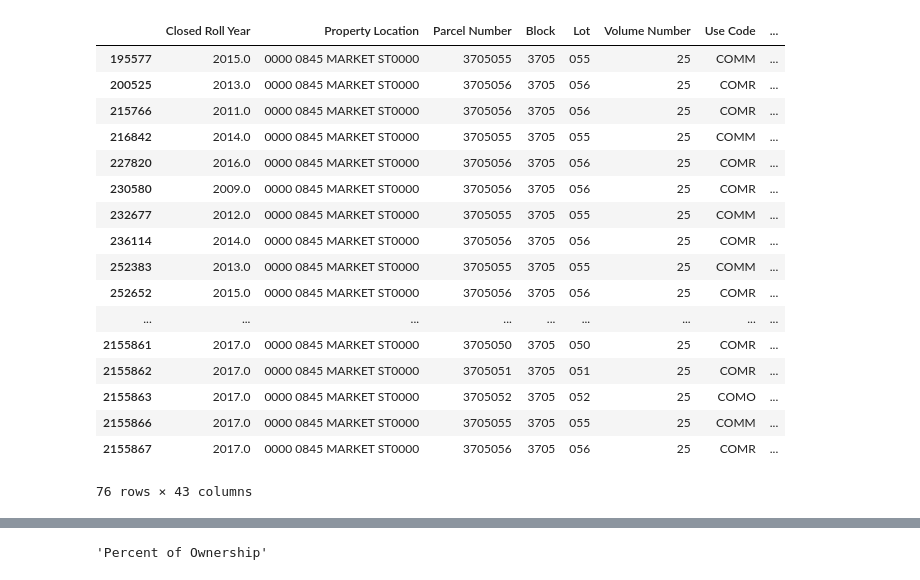
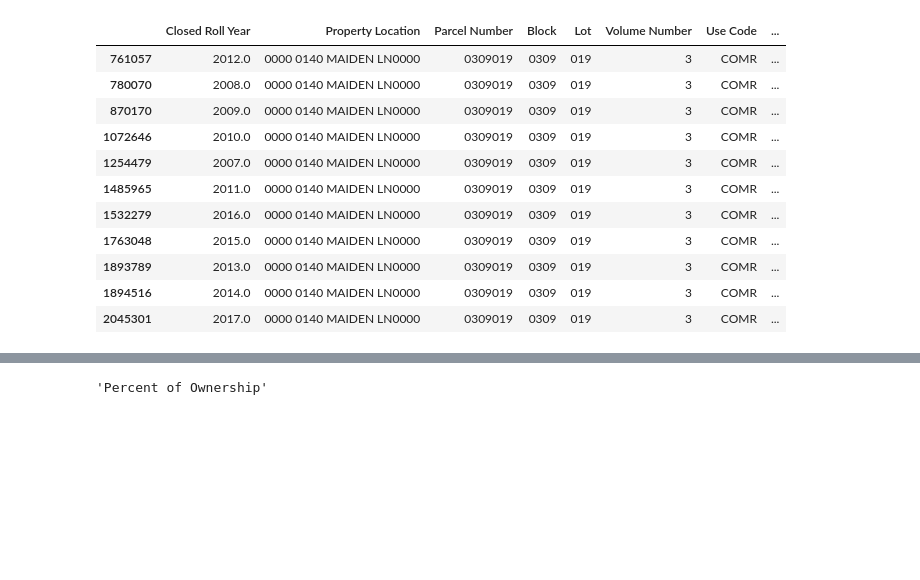
Before and after one commit to daericks/datasf, a Jupyter notebook: notebooks/property_tax_rolls-explore.ipynb, the cells around one changed output, grey strips where cells are left out. Saved outputs shown, nothing was run; the diff lists cells and outputs as text; code cells hidden in the pictures; blank space fills up the shorter version.

```diff
--- a/notebooks/property_tax_rolls-explore.ipynb
+++ b/notebooks/property_tax_rolls-explore.ipynb
@@ -11,23 +12,17 @@ sns.set()
 # %%
 df = pd.read_csv('/Users/daviderickson/projects/datasf/data/Assessor_Historical_Secured_Property_Tax_Rolls.csv')
 # %%
-df[df['Property Location'].str.contains('845 MARKET')] # Frank Lloyd Wright VC Morris Gift Shop not in dataset
+df[df['Property Location'].str.contains('140 MAIDEN')] # Frank Lloyd Wright VC Morris Gift Shop
 # %% [output]
 |  | Closed Roll Year | Property Location | Parcel Number | Block | Lot | Volume Number | Use Code | ... |
-| 195577 | 2015.0 | 0000 0845 MARKET ST0000 | 3705055 | 3705 | 055 | 25 | COMM | ... |
-| 200525 | 2013.0 | 0000 0845 MARKET ST0000 | 3705056 | 3705 | 056 | 25 | COMR | ... |
-| 215766 | 2011.0 | 0000 0845 MARKET ST0000 | 3705056 | 3705 | 056 | 25 | COMR | ... |
-| 216842 | 2014.0 | 0000 0845 MARKET ST0000 | 3705055 | 3705 | 055 | 25 | COMM | ... |
-| 227820 | 2016.0 | 0000 0845 MARKET ST0000 | 3705056 | 3705 | 056 | 25 | COMR | ... |
-| 230580 | 2009.0 | 0000 0845 MARKET ST0000 | 3705056 | 3705 | 056 | 25 | COMR | ... |
-| 232677 | 2012.0 | 0000 0845 MARKET ST0000 | 3705055 | 3705 | 055 | 25 | COMM | ... |
-| 236114 | 2014.0 | 0000 0845 MARKET ST0000 | 3705056 | 3705 | 056 | 25 | COMR | ... |
-| 252383 | 2013.0 | 0000 0845 MARKET ST0000 | 3705055 | 3705 | 055 | 25 | COMM | ... |
-| 252652 | 2015.0 | 0000 0845 MARKET ST0000 | 3705056 | 3705 | 056 | 25 | COMR | ... |
-| ... | ... | ... | ... | ... | ... | ... | ... | ... |
-| 2155861 | 2017.0 | 0000 0845 MARKET ST0000 | 3705050 | 3705 | 050 | 25 | COMR | ... |
-| 2155862 | 2017.0 | 0000 0845 MARKET ST0000 | 3705051 | 3705 | 051 | 25 | COMR | ... |
-| 2155863 | 2017.0 | 0000 0845 MARKET ST0000 | 3705052 | 3705 | 052 | 25 | COMO | ... |
-| 2155866 | 2017.0 | 0000 0845 MARKET ST0000 | 3705055 | 3705 | 055 | 25 | COMM | ... |
-| 2155867 | 2017.0 | 0000 0845 MARKET ST0000 | 3705056 | 3705 | 056 | 25 | COMR | ... |
+| 761057 | 2012.0 | 0000 0140 MAIDEN LN0000 | 0309019 | 0309 | 019 | 3 | COMR | ... |
+| 780070 | 2008.0 | 0000 0140 MAIDEN LN0000 | 0309019 | 0309 | 019 | 3 | COMR | ... |
+| 870170 | 2009.0 | 0000 0140 MAIDEN LN0000 | 0309019 | 0309 | 019 | 3 | COMR | ... |
+| 1072646 | 2010.0 | 0000 0140 MAIDEN LN0000 | 0309019 | 0309 | 019 | 3 | COMR | ... |
+| 1254479 | 2007.0 | 0000 0140 MAIDEN LN0000 | 0309019 | 0309 | 019 | 3 | COMR | ... |
+| 1485965 | 2011.0 | 0000 0140 MAIDEN LN0000 | 0309019 | 0309 | 019 | 3 | COMR | ... |
+| 1532279 | 2016.0 | 0000 0140 MAIDEN LN0000 | 0309019 | 0309 | 019 | 3 | COMR | ... |
+| 1763048 | 2015.0 | 0000 0140 MAIDEN LN0000 | 0309019 | 0309 | 019 | 3 | COMR | ... |
+| 1893789 | 2013.0 | 0000 0140 MAIDEN LN0000 | 0309019 | 0309 | 019 | 3 | COMR | ... |
+| 1894516 | 2014.0 | 0000 0140 MAIDEN LN0000 | 0309019 | 0309 | 019 | 3 | COMR | ... |
+| 2045301 | 2017.0 | 0000 0140 MAIDEN LN0000 | 0309019 | 0309 | 019 | 3 | COMR | ... |
-76 rows × 43 columns
```
Also changed, not shown: parts of 4 cells of this notebook.
